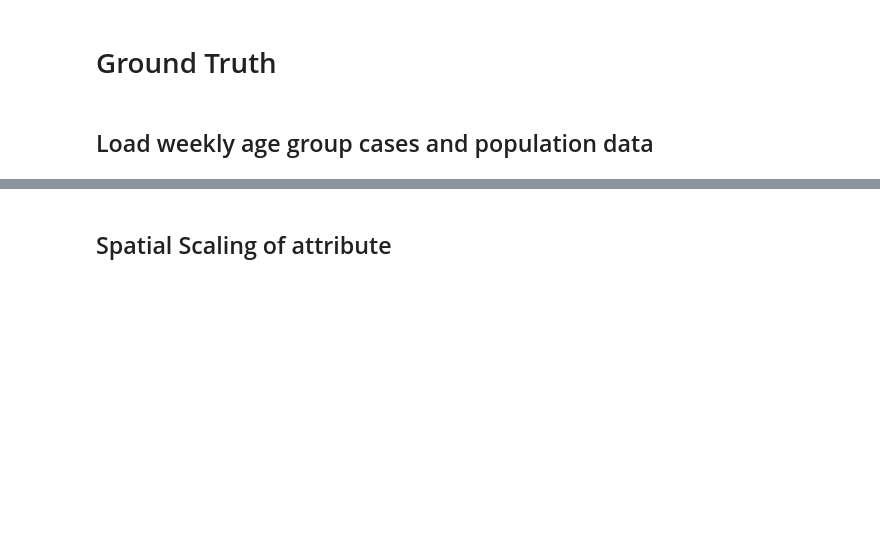
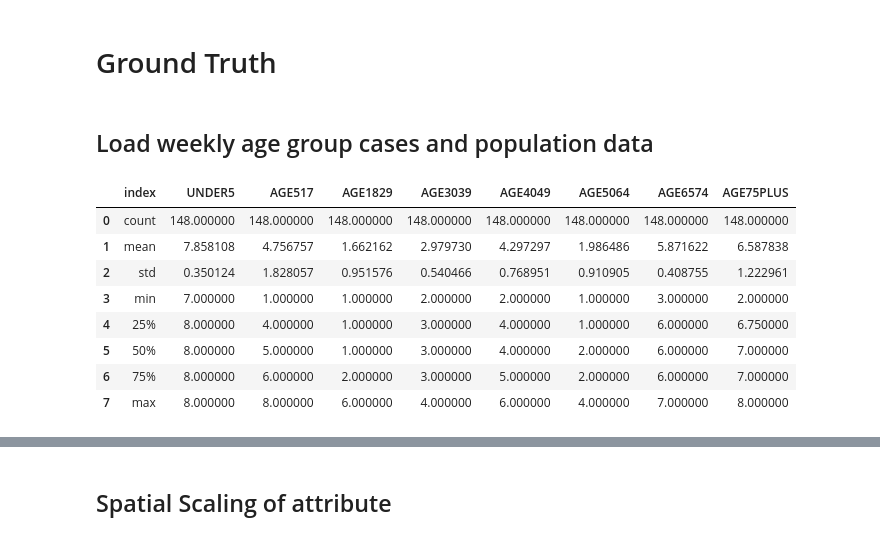
Before and after one commit to UVA-MLSys/COVID-19-age-groups, a Jupyter notebook: plot_interpretation.ipynb, the cells around one changed output, grey strips where cells are left out. Saved outputs shown, nothing was run; the diff lists cells and outputs as text; code cells hidden in the pictures; blank space fills up the shorter version.

```diff
--- a/plot_interpretation.ipynb
+++ b/plot_interpretation.ipynb
@@ -164,3 +165,19 @@ group_cases = pd.read_csv(
 )
 
 group_cases['end_of_week'] = pd.to_datetime(group_cases['end_of_week'])
+# %%
+normalized_des = group_cases[age_features].divide(group_cases['Overall'], axis=0).describe().reset_index()
+normalized_group_cases = group_cases[age_features].divide(group_cases['Overall'], axis=0)
+rank_des = normalized_group_cases.rank(axis=1, ascending=False).describe().reset_index()
+# %%
+rank_des
+# %% [output]
+|  | index | UNDER5 | AGE517 | AGE1829 | AGE3039 | AGE4049 | AGE5064 | AGE6574 | AGE75PLUS |
+| 0 | count | 148.000000 | 148.000000 | 148.000000 | 148.000000 | 148.000000 | 148.000000 | 148.000000 | 148.000000 |
+| 1 | mean | 7.858108 | 4.756757 | 1.662162 | 2.979730 | 4.297297 | 1.986486 | 5.871622 | 6.587838 |
+| 2 | std | 0.350124 | 1.828057 | 0.951576 | 0.540466 | 0.768951 | 0.910905 | 0.408755 | 1.222961 |
+| 3 | min | 7.000000 | 1.000000 | 1.000000 | 2.000000 | 2.000000 | 1.000000 | 3.000000 | 2.000000 |
+| 4 | 25% | 8.000000 | 4.000000 | 1.000000 | 3.000000 | 4.000000 | 1.000000 | 6.000000 | 6.750000 |
+| 5 | 50% | 8.000000 | 5.000000 | 1.000000 | 3.000000 | 4.000000 | 2.000000 | 6.000000 | 7.000000 |
+| 6 | 75% | 8.000000 | 6.000000 | 2.000000 | 3.000000 | 5.000000 | 2.000000 | 6.000000 | 7.000000 |
+| 7 | max | 8.000000 | 8.000000 | 6.000000 | 4.000000 | 6.000000 | 4.000000 | 7.000000 | 8.000000 |
```
Also changed, not shown: parts of 8 cells of this notebook, 3 other files.
